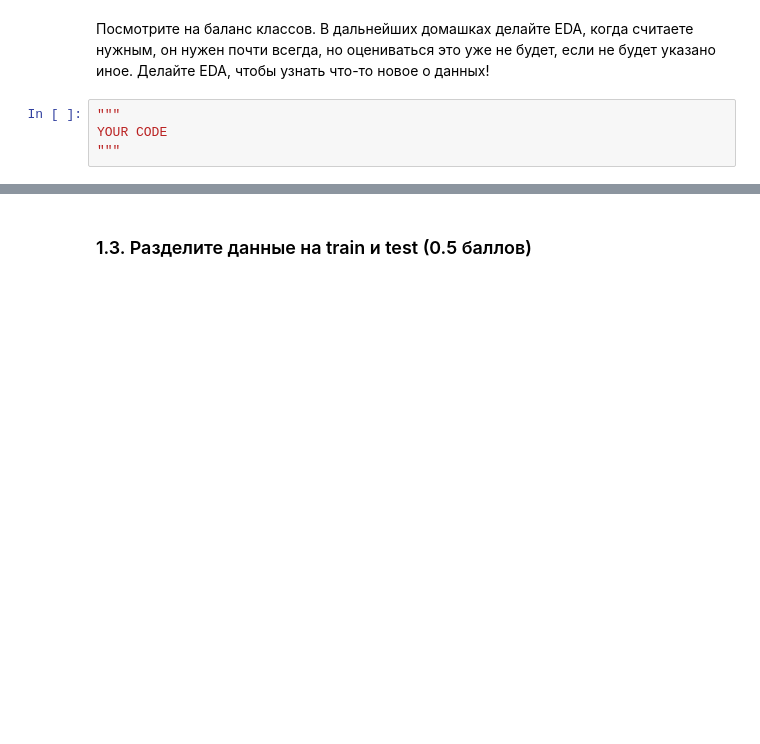
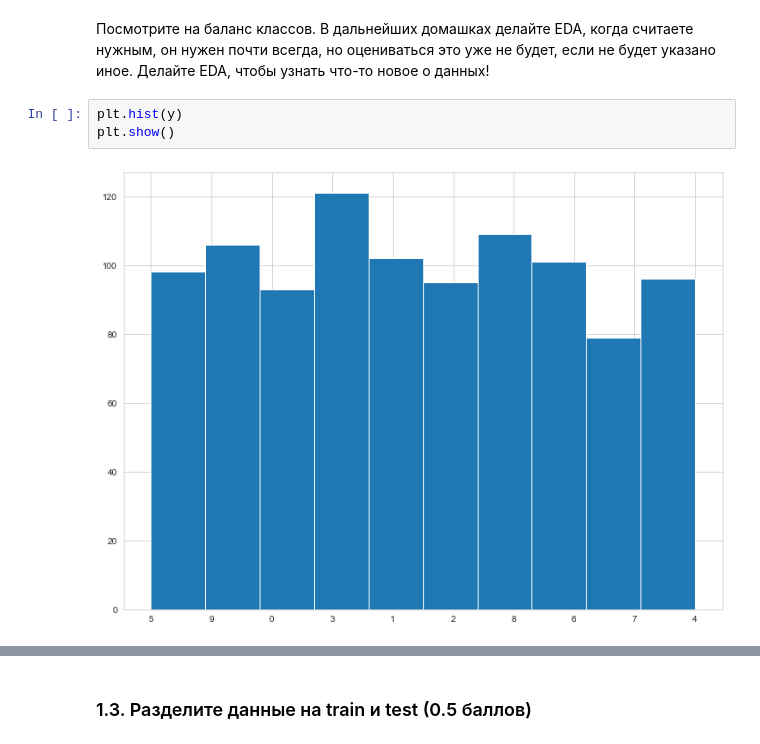
Before and after one commit to Tatiana-kik/BI_ML_2021, a Jupyter notebook: lesson_1_intro_knn/homework/KNN.ipynb, the cells around one changed output, grey strips where cells are left out. Drawn from its saved outputs; the diff is of its cells as text; blank space fills up the shorter version.

```diff
--- a/lesson_1_intro_knn/homework/KNN.ipynb
+++ b/lesson_1_intro_knn/homework/KNN.ipynb
@@ -70,6 +70,7 @@ plt.show()
 # %% [markdown]
 Посмотрите на баланс классов. В дальнейших домашках делайте EDA, когда считаете нужным, он нужен почти всегда, но оцениваться это уже не будет, если не будет указано иное. Делайте EDA, чтобы узнать что-то новое о данных!
 # %%
-"""
-YOUR CODE
-"""
+plt.hist(y)
+plt.show()
+# %% [output]
+[figure, added]
```
Also changed, not shown: parts of 7 cells of this notebook.
